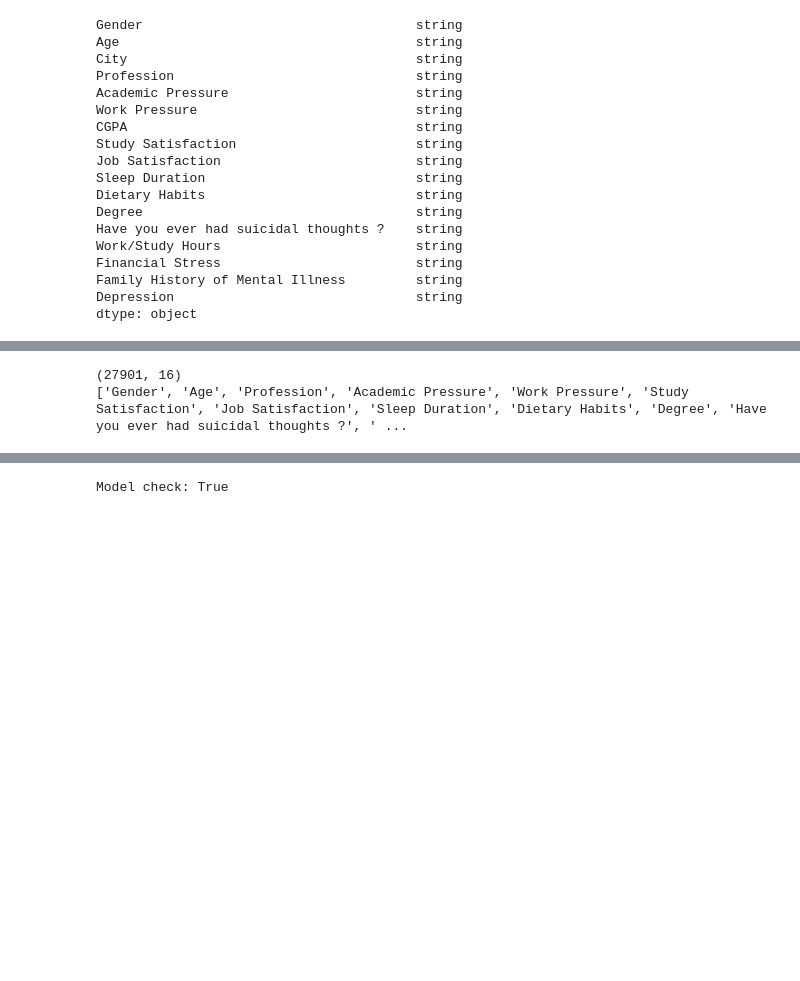
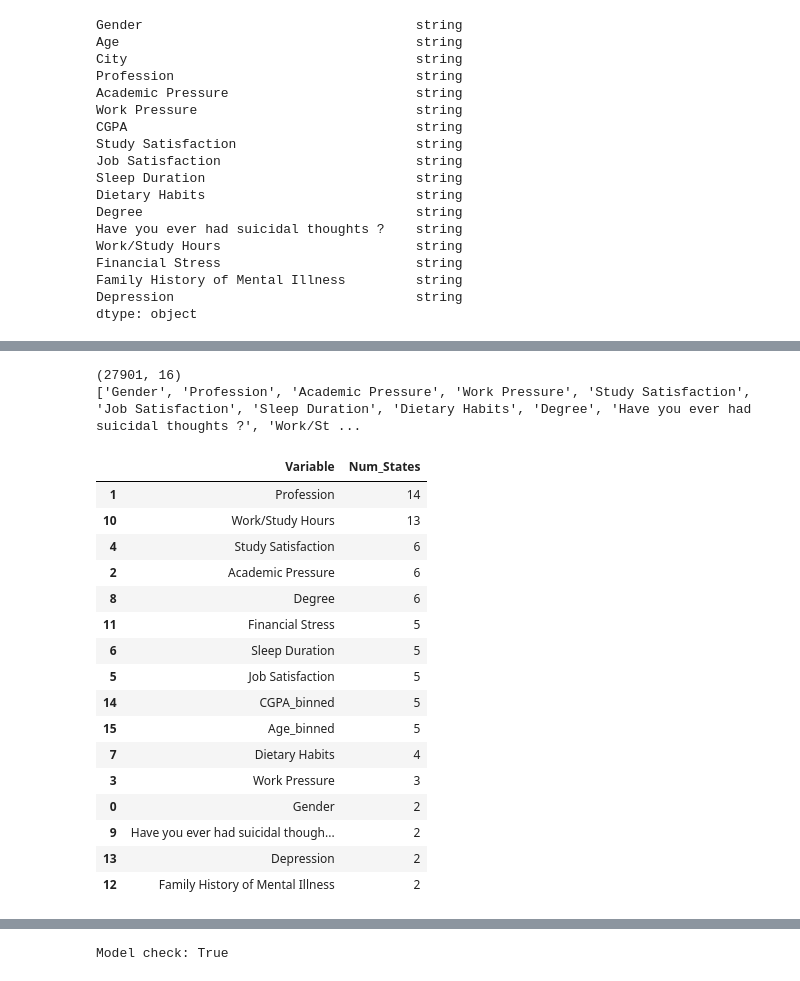
Before and after one commit to mateidiana/WellBeingModelling, a Jupyter notebook: notebooks/bayesian_networks/04_2_bn_mh_student.ipynb, the cells around one changed output, grey strips where cells are left out. Drawn from its saved outputs; the diff is of its cells as text; code cells hidden in the pictures; blank space fills up the shorter version.

```diff
--- a/notebooks/bayesian_networks/04_2_bn_mh_student.ipynb
+++ b/notebooks/bayesian_networks/04_2_bn_mh_student.ipynb
@@ -104,15 +103,49 @@ df_bn["CGPA_binned"] = pd.qcut(
     duplicates="drop"
 ).astype("string")
 
-# Drop original CGPA and City
-df_bn = df_bn.drop(columns=["CGPA", "City"])
+# Discretize Age into bins
+df_bn["Age_binned"] = pd.qcut(
+    pd.to_numeric(df_bn["Age"], errors="coerce"),
+    q=5,
+    labels=["very_young", "young", "mid", "older", "old"],
+    duplicates="drop"
+).astype("string")
+
+# Drop original CGPA, City and Age
+df_bn = df_bn.drop(columns=["CGPA", "City", "Age"])
 df_bn_model = df_bn.copy()
 
 print(df_bn_model.shape)
 print(df_bn_model.columns.tolist())
 # %% [output]
 (27901, 16)
-['Gender', 'Age', 'Profession', 'Academic Pressure', 'Work Pressure', 'Study Satisfaction', 'Job Satisfaction', 'Sleep Duration', 'Dietary Habits', 'Degree', 'Have you ever had suicidal thoughts ?', ' ...
+['Gender', 'Profession', 'Academic Pressure', 'Work Pressure', 'Study Satisfaction', 'Job Satisfaction', 'Sleep Duration', 'Dietary Habits', 'Degree', 'Have you ever had suicidal thoughts ?', 'Work/St ...
+# %%
+# Check the number of unique states per variable
+cardinality = pd.DataFrame({
+    "Variable": df_bn.columns,
+    "Num_States": [df_bn[col].nunique(dropna=True) for col in df_bn.columns]
+}).sort_values("Num_States", ascending=False)
+
+cardinality
+# %% [output]
+|  | Variable | Num_States |
+| 1 | Profession | 14 |
+| 10 | Work/Study Hours | 13 |
+| 4 | Study Satisfaction | 6 |
+| 2 | Academic Pressure | 6 |
+| 8 | Degree | 6 |
+| 11 | Financial Stress | 5 |
+| 6 | Sleep Duration | 5 |
+| 5 | Job Satisfaction | 5 |
+| 14 | CGPA_binned | 5 |
+| 15 | Age_binned | 5 |
+| 7 | Dietary Habits | 4 |
+| 3 | Work Pressure | 3 |
+| 0 | Gender | 2 |
+| 9 | Have you ever had suicidal though... | 2 |
+| 13 | Depression | 2 |
+| 12 | Family History of Mental Illness | 2 |
 # %%
 import warnings
 warnings.filterwarnings("ignore", category=FutureWarning)
```
Also changed, not shown: parts of 6 cells of this notebook.
